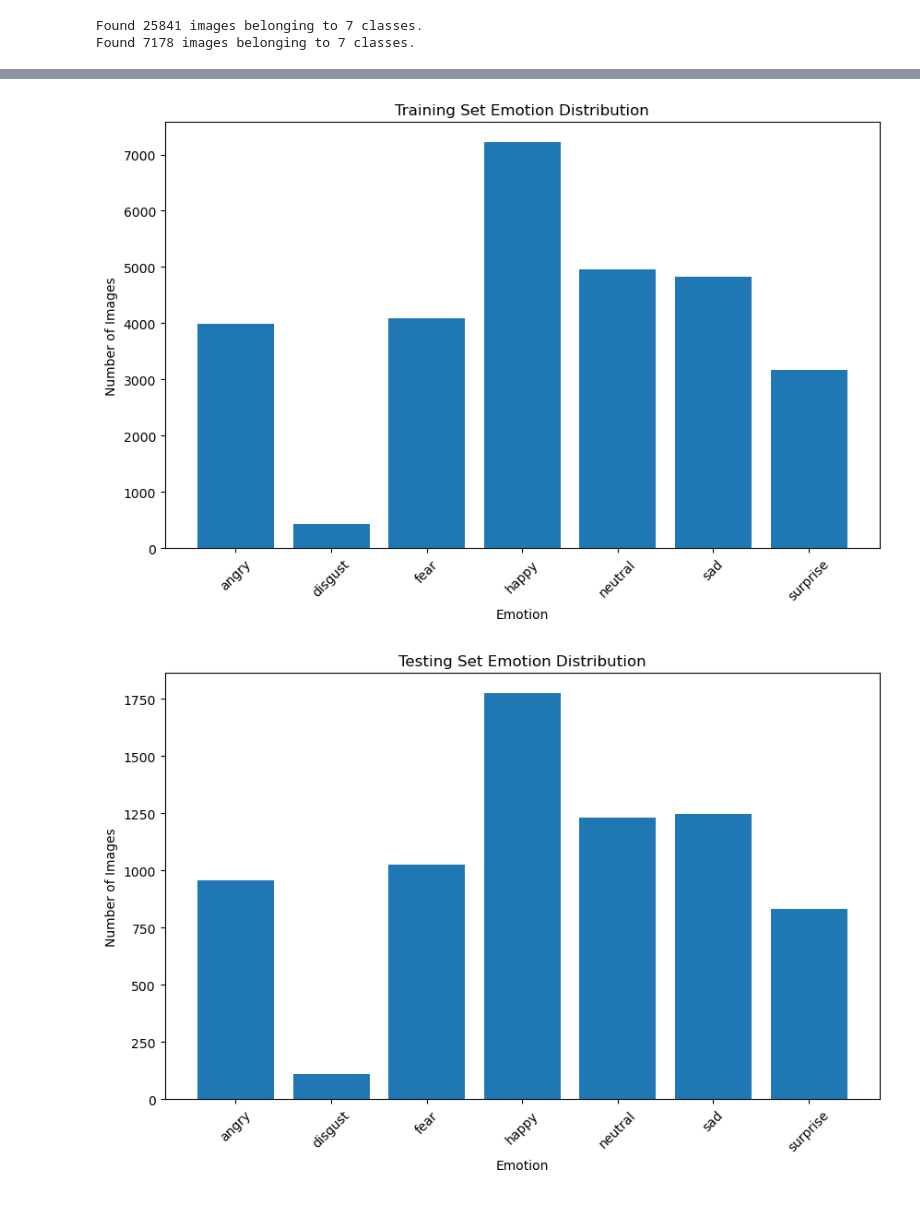
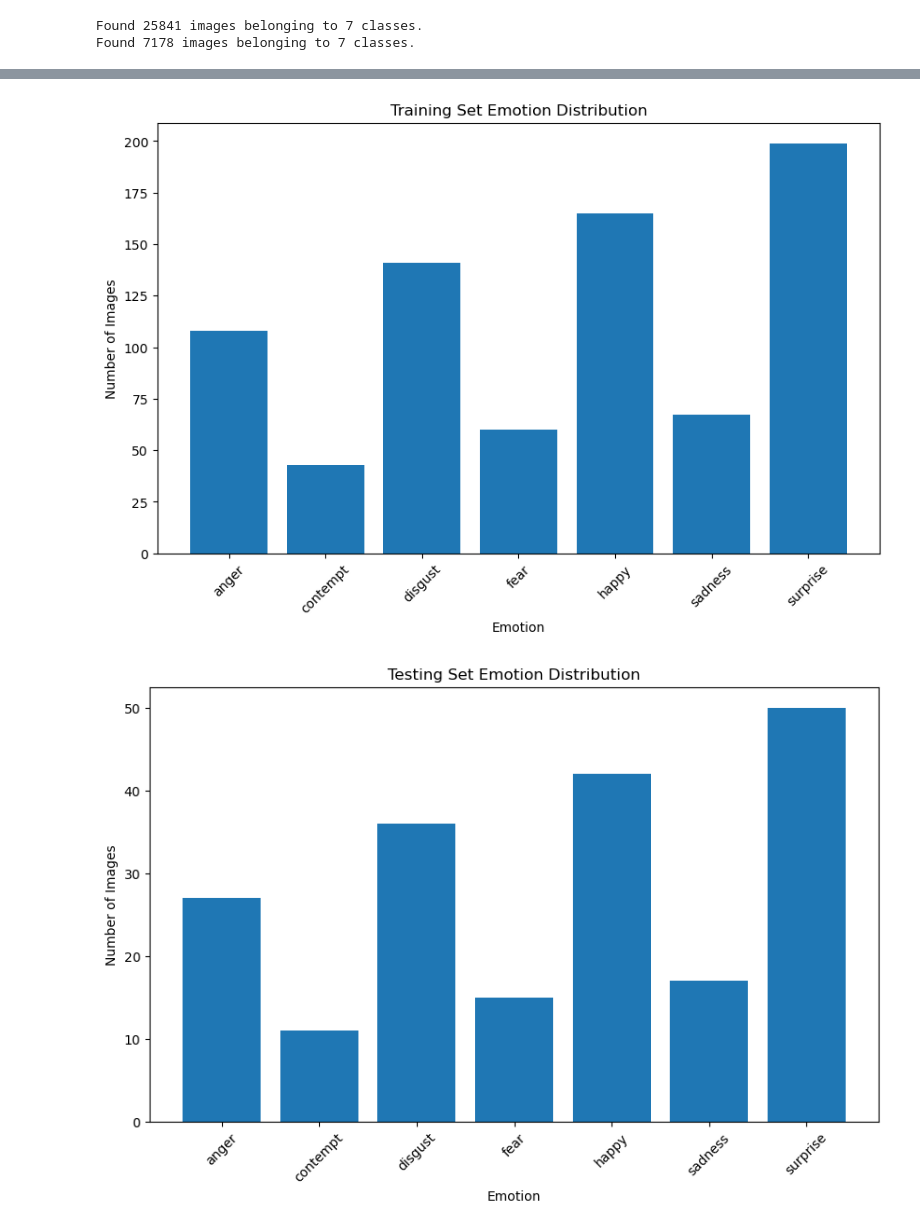
Before and after one commit to raj91ravi/Facial-Emotion-Recognition, a Jupyter notebook: FER_FER2013.ipynb, the cells around one changed output, grey strips where cells are left out. Saved outputs shown, nothing was run; the diff lists cells and outputs as text; code cells hidden in the pictures.

```diff
--- a/FER_FER2013.ipynb
+++ b/FER_FER2013.ipynb
@@ -114,27 +115,27 @@ plot_images_from_generator(testgen, "Testing Set", num_images=10, images_per_row
 # %%
 #class distribution
 
 def plot_class_distribution(directory, title):
     class_names = os.listdir(directory)
     class_counts = []
     for class_name in class_names:
         class_dir = os.path.join(directory, class_name)
         if os.path.isdir(class_dir):
             class_counts.append(len(os.listdir(class_dir)))
 
     plt.figure(figsize=(10, 6))
     plt.bar(class_names, class_counts)
     plt.title(title)
     plt.xlabel('Emotion')
     plt.ylabel('Number of Images')
     plt.xticks(rotation=45)
     plt.show()
 
-plot_class_distribution(train, "Training Set Emotion Distribution")
-plot_class_distribution(test, "Testing Set Emotion Distribution")
+plot_class_distribution('ck+_train', "Training Set Emotion Distribution")
+plot_class_distribution('ck+_test', "Testing Set Emotion Distribution")
 # %% [output]
-[figure, old version]
+[figure, new version]
-[figure, old version]
+[figure, new version]
 # %%
 # Label Map
 label_map = {
```
Also changed, not shown: parts of 9 cells of this notebook.
